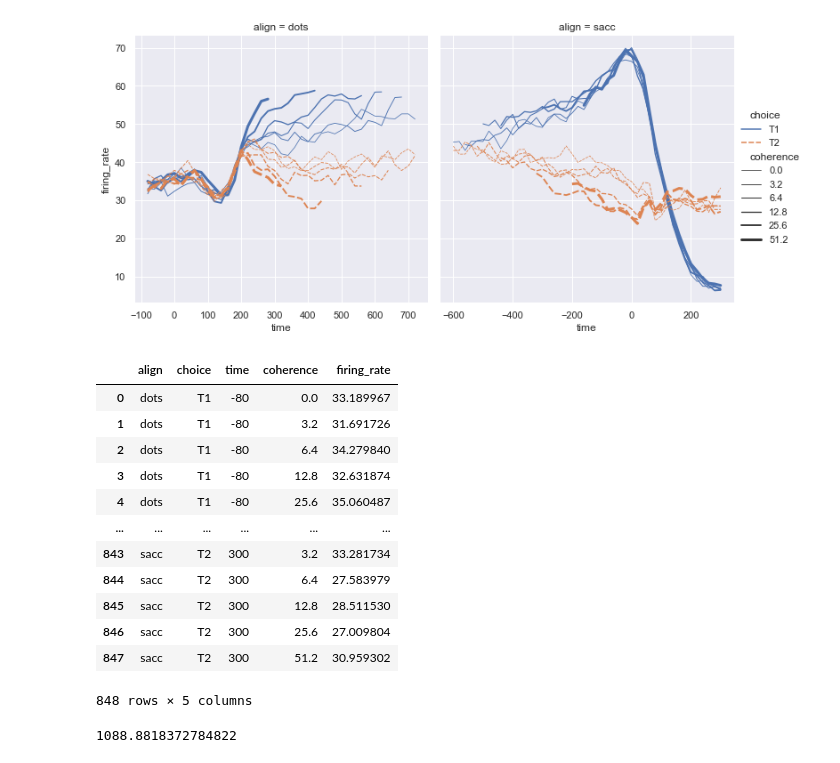
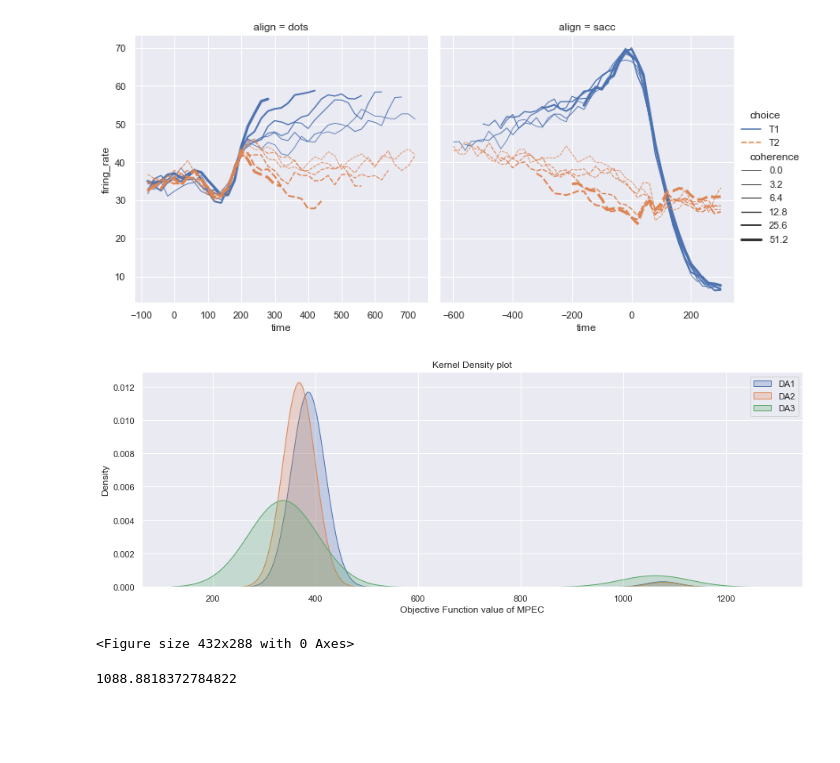
Before and after one commit to alirezakfz/PyomoModels, a Jupyter notebook: 06_Strategic_Aggregators/DiagonalResults/3BUS_05/ObjectiveFunction.ipynb, the cells around one changed output. Drawn from its saved outputs; the diff is of its cells as text; code cells hidden in the pictures; blank space fills up the shorter version.

```diff
--- a/06_Strategic_Aggregators/DiagonalResults/3BUS_05/ObjectiveFunction.ipynb
+++ b/06_Strategic_Aggregators/DiagonalResults/3BUS_05/ObjectiveFunction.ipynb
@@ -70,24 +75,22 @@ sns.relplot(
 # %% [output]
 <seaborn.axisgrid.FacetGrid at 0x...>
 [figure]
-# %%
-dots
-# %% [output]
-|  | align | choice | time | coherence | firing_rate |
-| 0 | dots | T1 | -80 | 0.0 | 33.189967 |
-| 1 | dots | T1 | -80 | 3.2 | 31.691726 |
-| 2 | dots | T1 | -80 | 6.4 | 34.279840 |
-| 3 | dots | T1 | -80 | 12.8 | 32.631874 |
-| 4 | dots | T1 | -80 | 25.6 | 35.060487 |
-| ... | ... | ... | ... | ... | ... |
-| 843 | sacc | T2 | 300 | 3.2 | 33.281734 |
-| 844 | sacc | T2 | 300 | 6.4 | 27.583979 |
-| 845 | sacc | T2 | 300 | 12.8 | 28.511530 |
-| 846 | sacc | T2 | 300 | 25.6 | 27.009804 |
-| 847 | sacc | T2 | 300 | 51.2 | 30.959302 |
-848 rows × 5 columns
-# %%
-df['3'][df['3']==max(df['3'])]=max(df['2'])
+# %%
+# Histogram
+fig = plt.figure(figsize=(15,5))
+# ax = fig.add_subplot(111)
+for col in df.columns:
+    ax = sns.kdeplot(df[col], shade=True, legend=True)
+ax.set(xlabel='Objective Function value of MPEC', title='Kernel Density plot')
+# plt.legend(title='Smoker', loc='upper left', labels=['Hell Yeh', 'Nah Bruh'])
+plt.legend(loc='upper right', labels=['DA1', 'DA2', 'DA3'])
+fig1 = plt.gcf()
+plt.show()
+plt.draw()
+fig1.savefig('Objective_Function_Density.png', dpi=100)
+# %% [output]
+[figure, added]
+<Figure size 432x288 with 0 Axes>
 # %%
 max(df['3'])
 # %% [output]
```
Also changed, not shown: parts of 2 cells of this notebook, 13 other files.
